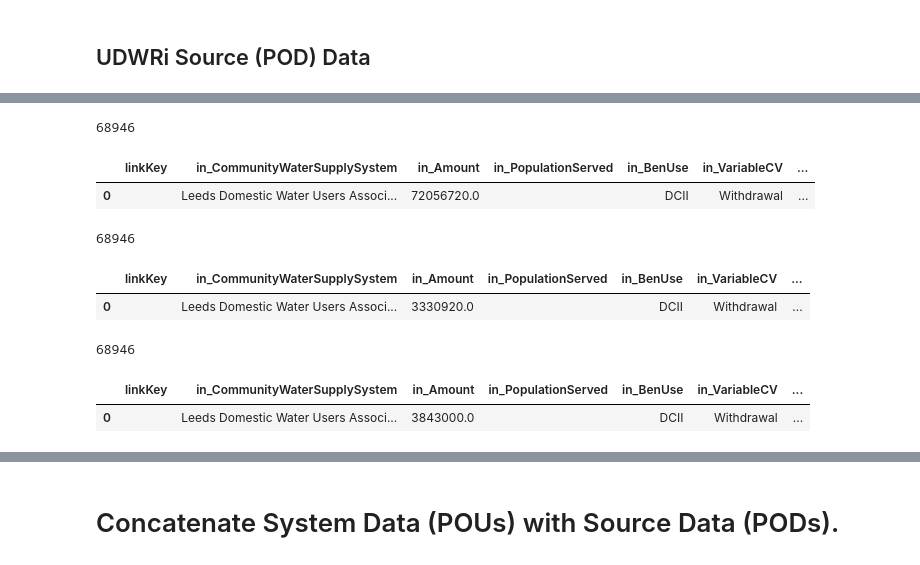
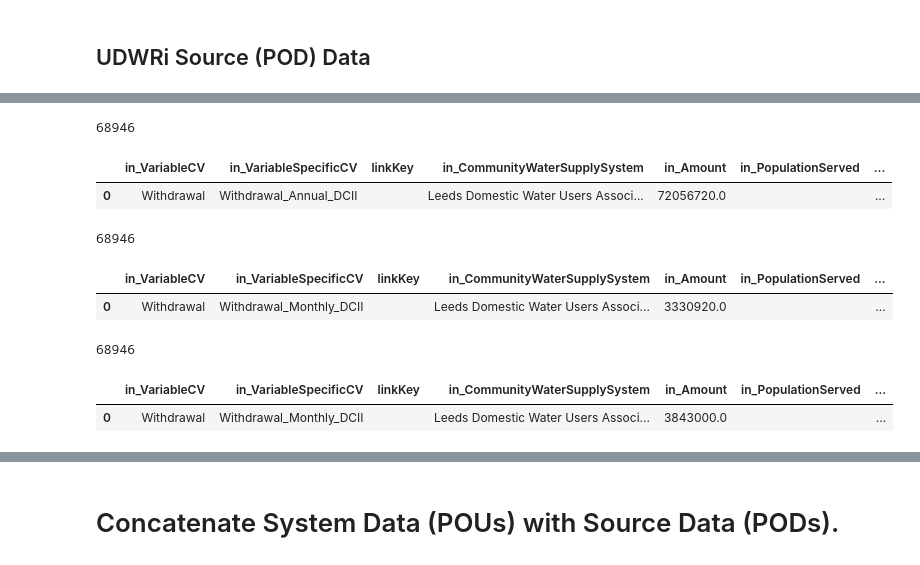
Before and after one commit to WSWCWaterDataExchange/MappingStatesDataToWaDE2.0, a Jupyter notebook: Utah/SiteSpecificAmounts/0_PreProcessUTSiteSpecificData.ipynb, the cells around one changed output, grey strips where cells are left out. Saved outputs shown, nothing was run; the diff lists cells and outputs as text; code cells hidden in the pictures.

```diff
--- a/Utah/SiteSpecificAmounts/0_PreProcessUTSiteSpecificData.ipynb
+++ b/Utah/SiteSpecificAmounts/0_PreProcessUTSiteSpecificData.ipynb
@@ -279,41 +288,47 @@ df_sour.head(1)
 # %%
 # Source Data - Annual
 df_sour_Ann = pd.DataFrame(index=df_sour.index)
+
+# Variable Info
+df_sour_Ann['in_VariableCV'] = "Withdrawal"
+df_sour_Ann['in_VariableSpecificCV'] = "Withdrawal_Annual_DCII"
 
 # SiteVariableAmounts_fact Info
 df_sour_Ann['linkKey'] = ""
 df_sour_Ann['in_CommunityWaterSupplySystem'] = df_sour['System Name']
 df_sour_Ann['in_Amount'] = df_sour['Total']
 df_sour_Ann['in_PopulationServed'] = ""
 df_sour_Ann['in_BenUse'] = "DCII"
-df_sour_Ann['in_VariableCV'] = "Withdrawal"
-df_sour_Ann['in_VariableSpecificCV'] = "Withdrawal - Annual - DCII"
 df_sour_Ann['in_CustomerTypeCV'] = "DCII"
 df_sour_Ann['in_ReportYearCV'] = df_sour['Year']
 df_sour_Ann['in_TimeframeEnd'] = '12/31/' + df_sour['Year'].astype(str)
 df_sour_Ann['in_TimeframeStart'] = '01/01/' + df_sour['Year'].astype(str)
 
 # Water Source Info
 df_sour_Ann['in_WaterSourceTypeCV'] = df_sour['in_WaterSourceTypeCV']
 
 # Site Info
 df_sour_Ann['in_CoordinateMethodCV'] = "Representation Node"
 df_sour_Ann['in_Latitude'] = df_sour['Lat NAD83'].astype(float)
 df_sour_Ann['in_Longitude'] = df_sour['Lon NAD83'].astype(float)
 df_sour_Ann['in_PODorPOUSite'] = "POD"
 df_sour_Ann['in_SiteName'] = df_sour['Source Name']
-df_sour_Ann['in_SiteNativeID'] =df_sour['Source ID']
+df_sour_Ann['in_SiteNativeID'] = "POD" + df_sour['Source ID'].astype(str)
 df_sour_Ann['in_SiteTypeCV'] = df_sour['Source Type']
 
 print(len(df_sour_Ann))
 df_sour_Ann.head(1)
 # %% [output]
 68946
-|  | linkKey | in_CommunityWaterSupplySystem | in_Amount | in_PopulationServed | in_BenUse | in_VariableCV | ... |
-| 0 |  | Leeds Domestic Water Users Associ... | 72056720.0 |  | DCII | Withdrawal | ... |
+|  | in_VariableCV | in_VariableSpecificCV | linkKey | in_CommunityWaterSupplySystem | in_Amount | in_PopulationServed | ... |
+| 0 | Withdrawal | Withdrawal_Annual_DCII |  | Leeds Domestic Water Users Associ... | 72056720.0 |  | ... |
 # %%
 # Source Data - Monthly Jan
 df_sour_Jan = pd.DataFrame(index=df_sour.index)
+
+# Variable Info
+df_sour_Jan['in_VariableCV'] = "Withdrawal"
+df_sour_Jan['in_VariableSpecificCV'] = "Withdrawal_Monthly_DCII"
 
 # SiteVariableAmounts_fact Info
 df_sour_Jan['linkKey'] = ""
@@ -321,8 +336,6 @@ df_sour_Jan['in_CommunityWaterSupplySystem'] = df_sour['System Name']
 df_sour_Jan['in_Amount'] = df_sour['Jan'] # <- change here
 df_sour_Jan['in_PopulationServed'] = ""
 df_sour_Jan['in_BenUse'] = "DCII"
-df_sour_Jan['in_VariableCV'] = "Withdrawal"
-df_sour_Jan['in_VariableSpecificCV'] = "Withdrawal - Monthly - DCII"
 df_sour_Jan['in_CustomerTypeCV'] = "DCII"
 df_sour_Jan['in_ReportYearCV'] = df_sour['Year']
 df_sour_Jan['in_TimeframeEnd'] = '01/31/' + df_sour['Year'].astype(str)  #<- change here
@@ -337,18 +350,22 @@ df_sour_Jan['in_Latitude'] = df_sour['Lat NAD83'].astype(float)
 df_sour_Jan['in_Longitude'] = df_sour['Lon NAD83'].astype(float)
 df_sour_Jan['in_PODorPOUSite'] = "POD"
 df_sour_Jan['in_SiteName'] = df_sour['Source Name']
-df_sour_Jan['in_SiteNativeID'] =df_sour['Source ID']
+df_sour_Jan['in_SiteNativeID'] = "POD" + df_sour['Source ID'].astype(str)
 df_sour_Jan['in_SiteTypeCV'] = df_sour['Source Type']
 
 print(len(df_sour_Jan))
 df_sour_Jan.head(1)
 # %% [output]
 68946
-|  | linkKey | in_CommunityWaterSupplySystem | in_Amount | in_PopulationServed | in_BenUse | in_VariableCV | ... |
-| 0 |  | Leeds Domestic Water Users Associ... | 3330920.0 |  | DCII | Withdrawal | ... |
+|  | in_VariableCV | in_VariableSpecificCV | linkKey | in_CommunityWaterSupplySystem | in_Amount | in_PopulationServed | ... |
+| 0 | Withdrawal | Withdrawal_Monthly_DCII |  | Leeds Domestic Water Users Associ... | 3330920.0 |  | ... |
 # %%
 # Source Data - Monthly Feb
 df_sour_Feb = pd.DataFrame(index=df_sour.index)
+
+# Variable Info
+df_sour_Feb['in_VariableCV'] = "Withdrawal"
+df_sour_Feb['in_VariableSpecificCV'] = "Withdrawal_Monthly_DCII"
 
 # SiteVariableAmounts_fact Info
 df_sour_Feb['linkKey'] = ""
@@ -356,8 +373,6 @@ df_sour_Feb['in_CommunityWaterSupplySystem'] = df_sour['System Name']
 df_sour_Feb['in_Amount'] = df_sour['Feb'] # <- change here
 df_sour_Feb['in_PopulationServed'] = ""
 df_sour_Feb['in_BenUse'] = "DCII"
-df_sour_Feb['in_VariableCV'] = "Withdrawal"
-df_sour_Feb['in_VariableSpecificCV'] = "Withdrawal - Monthly - DCII"
 df_sour_Feb['in_CustomerTypeCV'] = "DCII"
 df_sour_Feb['in_ReportYearCV'] = df_sour['Year']
 df_sour_Feb['in_TimeframeEnd'] = '02/28/' + df_sour['Year'].astype(str)  #<- change here
@@ -372,12 +387,12 @@ df_sour_Feb['in_Latitude'] = df_sour['Lat NAD83'].astype(float)
 df_sour_Feb['in_Longitude'] = df_sour['Lon NAD83'].astype(float)
 df_sour_Feb['in_PODorPOUSite'] = "POD"
 df_sour_Feb['in_SiteName'] = df_sour['Source Name']
-df_sour_Feb['in_SiteNativeID'] =df_sour['Source ID']
+df_sour_Feb['in_SiteNativeID'] = "POD" + df_sour['Source ID'].astype(str)
 df_sour_Feb['in_SiteTypeCV'] = df_sour['Source Type']
 
 print(len(df_sour_Feb))
 df_sour_Feb.head(1)
 # %% [output]
 68946
-|  | linkKey | in_CommunityWaterSupplySystem | in_Amount | in_PopulationServed | in_BenUse | in_VariableCV | ... |
-| 0 |  | Leeds Domestic Water Users Associ... | 3843000.0 |  | DCII | Withdrawal | ... |
+|  | in_VariableCV | in_VariableSpecificCV | linkKey | in_CommunityWaterSupplySystem | in_Amount | in_PopulationServed | ... |
+| 0 | Withdrawal | Withdrawal_Monthly_DCII |  | Leeds Domestic Water Users Associ... | 3843000.0 |  | ... |
```
Also changed, not shown: parts of 34 cells of this notebook, 27 other files.
